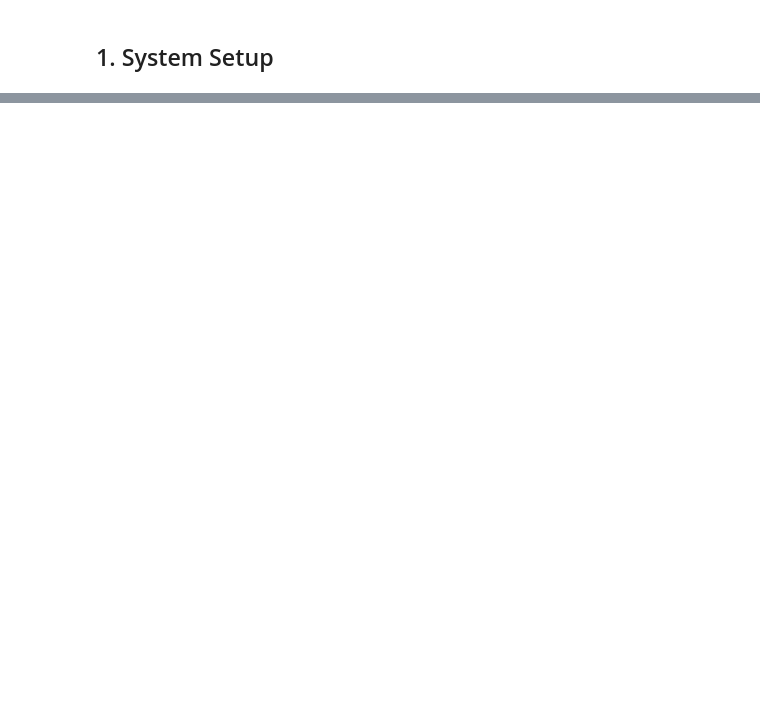
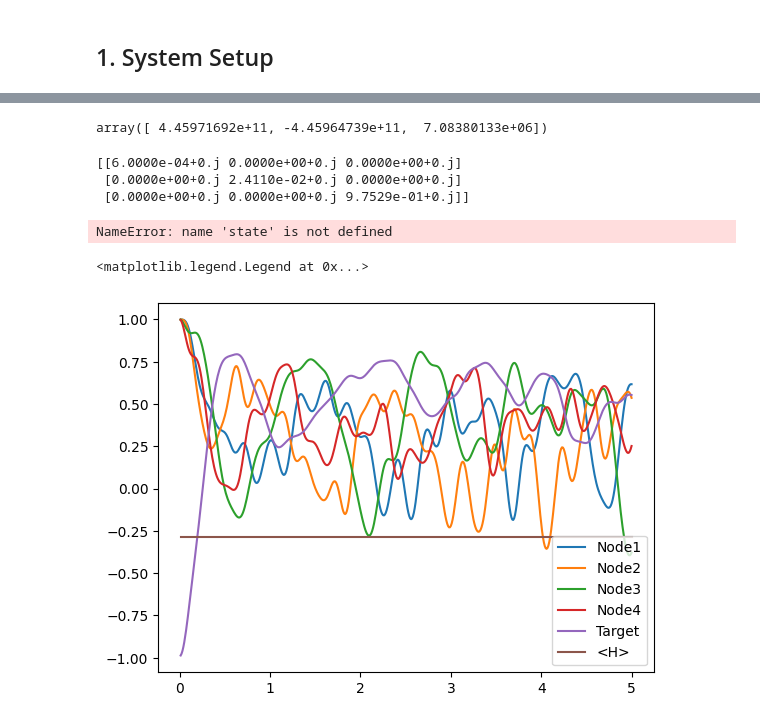
Before and after one commit to Mmackinnon01/quantum, a Jupyter notebook: quantum_network/trial.ipynb, the cells around one changed output, grey strips where cells are left out. Cells and saved outputs as stored; diff of their text form; code cells hidden in the pictures; blank space fills up the shorter version.

Commit message:
CompletedQuantumThermometryRedesign

```diff
--- a/quantum_network/trial.ipynb
+++ b/quantum_network/trial.ipynb
@@ -165,0 +56,2 @@ measurements
+# %%
+analyser = ReservoirAnalyser([model])
@@ -165,0 +60,2 @@ measurements
+# %%
+model = analyser.transformStates()
@@ -165,0 +114,50 @@ measurements
+# %%
+mlp.coef_
+# %% [output]
+array([ 4.45971692e+11, -4.45964739e+11,  7.08380133e+06])
+# %%
+GeneralQubitMatrixGen().generateThermalState(beta=3.7, dim=3)
+# %% [output]
+[[6.0000e-04+0.j 0.0000e+00+0.j 0.0000e+00+0.j]
+ [0.0000e+00+0.j 2.4110e-02+0.j 0.0000e+00+0.j]
+ [0.0000e+00+0.j 0.0000e+00+0.j 9.7529e-01+0.j]]
+# %%
+target = model.getSubsystem('Target')
+
+model.state = None
+target.state = state
+
+for node in nodes:
+    node.state = DensityMatrix(0)
+
+model.computeState()
+# %% [output]
+NameError: name 'state' is not defined
+# %%
+from quantum.core import Operator
+H = 0
+for dynamic in model.dynamics_manager.dynamic_funcs:
+    H += dynamic.hamiltonian
+z_vals = []
+t=0
+model.dynamics_manager.precompute_u(0.05)
+for i in range(500):
+    model.evolve()
+    t+=0.01
+    z_vals_row = [t]
+    for node in nodes:
+        z_vals_row.append(model.measureSubsystem(node, sigmaZ(2)))
+    z_vals_row.append(model.measureSubsystem(model.getSubsystem('Target'), Operator(np.array([[1,0,0],[0,0.5,0],[0,0,-1]]))))
+    z_vals_row.append(model.state.measure(H))
+    z_vals.append(z_vals_row)
+# %%
+import matplotlib.pyplot as plt
+
+for i in range(len(nodes)):
+    plt.plot([val[0] for val in z_vals], [val[i+1] for val in z_vals], label=f'Node{i+1}')
+plt.plot([val[0] for val in z_vals], [val[-2] for val in z_vals], label="Target")
+plt.plot([val[0] for val in z_vals], [val[-1] for val in z_vals ], label="<H>")
+plt.legend()
+# %% [output]
+<matplotlib.legend.Legend at 0x...>
+[figure, added]
```
Also changed, not shown: parts of 43 cells of this notebook, 7 other files.
